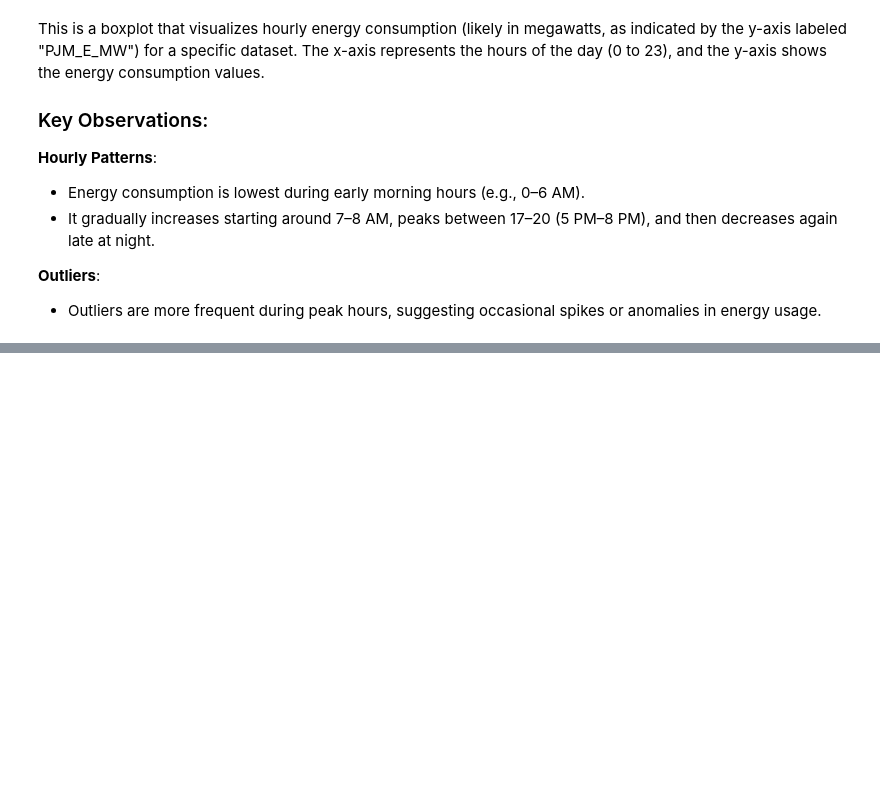
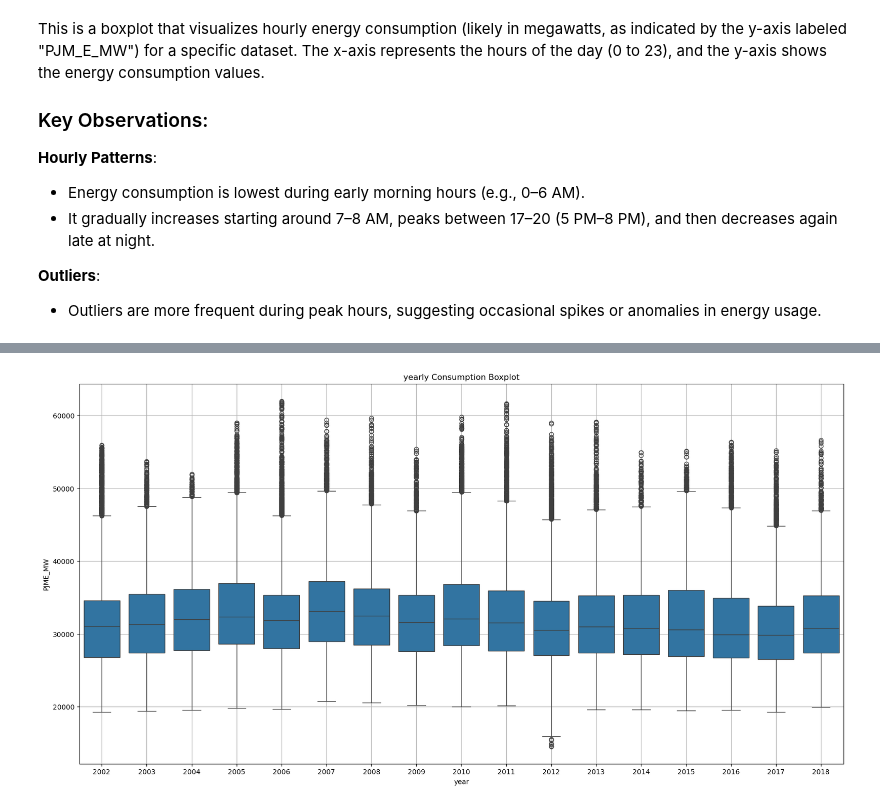
Before and after one commit to nobleyam/Time-Series-Forecasting-with-XGBoost, a Jupyter notebook: Time Series Forecasting with XGBoost.ipynb, the cells around one changed output, grey strips where cells are left out. Cells and saved outputs as stored; diff of their text form; code cells hidden in the pictures; blank space fills up the shorter version.

```diff
--- a/Time Series Forecasting with XGBoost.ipynb
+++ b/Time Series Forecasting with XGBoost.ipynb
@@ -138,0 +147,8 @@ This is a boxplot that visualizes hourly energy consumption (likely in megawatts
+# %%
+fig, ax = plt.subplots(figsize=(20,10))
+sns.boxplot(data=df, x='year', y='PJME_MW')
+ax.set_title('yearly Consumption Boxplot')
+plt.grid(True)
+plt.show()
+# %% [output]
+[figure, added]
```
Also changed, not shown: parts of 5 cells of this notebook, 1 other file.
